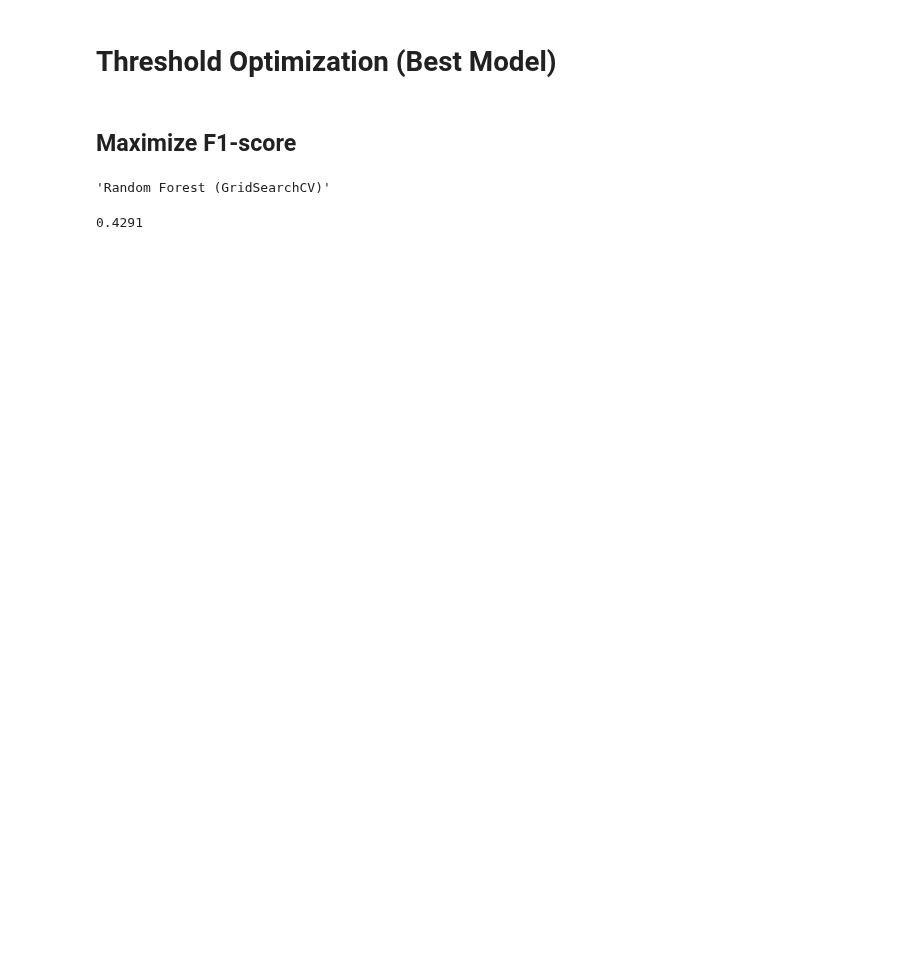
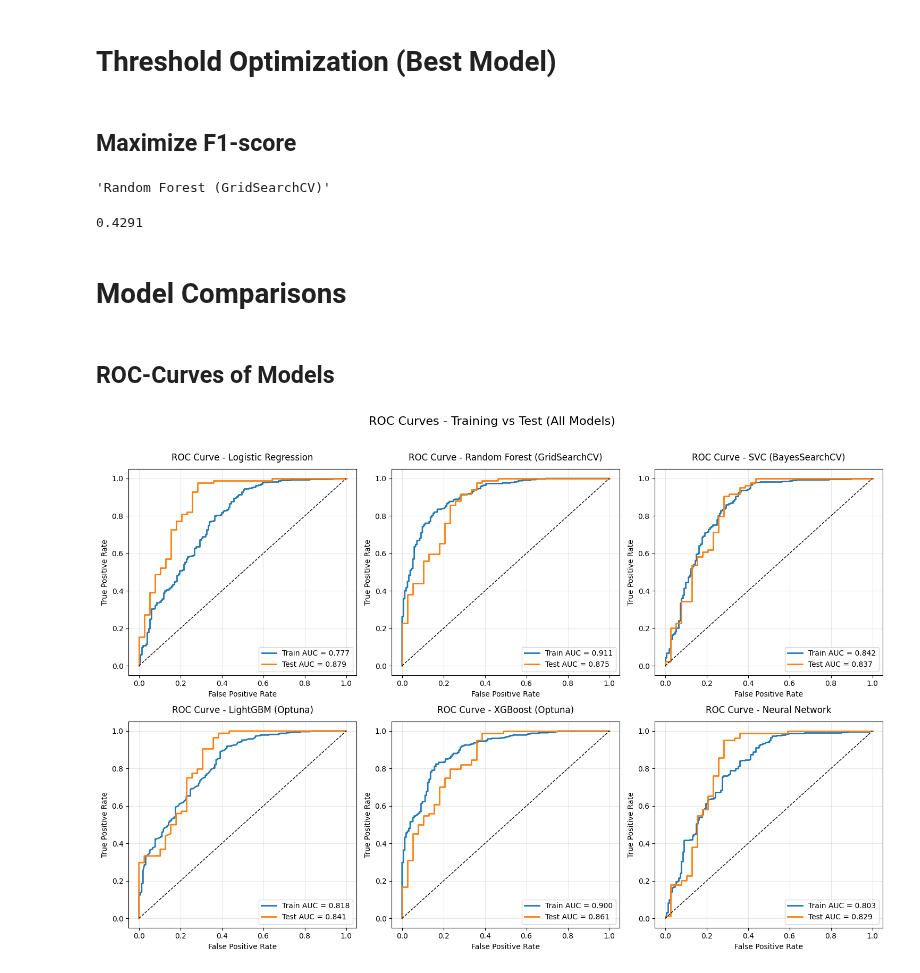
Before and after one commit to tshihab07/Intelligent-Loan-Approval-Prediction-System, a Jupyter notebook: notebookes/modeling.ipynb, the cells around one changed output. Drawn from its saved outputs; the diff is of its cells as text; code cells hidden in the pictures; blank space fills up the shorter version.

Commit message:
feat(visualization): plot ROC curve for all models

```diff
--- a/notebookes/modeling.ipynb
+++ b/notebookes/modeling.ipynb
@@ -1109,3 +1109,56 @@ optimal_threshold = threshold_pr[optimal_idx]
 print(f"{optimal_threshold:.4f}")
 # %% [output]
 0.4291
+# %% [markdown]
+# Model Comparisons
+# %% [markdown]
+## ROC-Curves of Models
+# %%
+# number of models
+n_models = len(probability)
+rows = 2
+cols = 3
+
+fig, axes = plt.subplots(rows, cols, figsize=(15, 10))
+axes = axes.flatten()
+
+for i, (name, test_probas) in enumerate(probability.items()):
+    ax = axes[i]
+
+    # Get train probabilities
+    train_proba = models[name].predict_proba(x_train)[:, 1]
+    if name == 'SVC (BayesSearchCV)':
+        train_proba = models[name].predict_proba(models['SVC Scaler'].transform(x_train))[:, 1]
+    elif name == 'Neural Network':
+        train_proba = models[name].predict_proba(models['Neural Network Scaler'].transform(x_train))[:, 1]
+
+    # Train ROC
+    train_fpr, train_tpr, _ = roc_curve(y_train, train_proba)
+    train_auc = auc(train_fpr, train_tpr)
+    ax.plot(train_fpr, train_tpr, lw=2, label=f'Train AUC = {train_auc:.3f}')
+
+    # Test ROC
+    test_fpr, test_tpr, _ = roc_curve(y_test, test_probas)
+    test_auc = auc(test_fpr, test_tpr)
+    ax.plot(test_fpr, test_tpr, lw=2, label=f'Test AUC = {test_auc:.3f}')
+
+    # Diagonal line
+    ax.plot([0, 1], [0, 1], 'k--', lw=1)
+
+    # Labels, title, legend
+    ax.set_title(f"ROC Curve - {name}", fontsize=12, y=1.02)
+    ax.set_xlabel("False Positive Rate")
+    ax.set_ylabel("True Positive Rate")
+    ax.legend(loc="lower right")
+    ax.grid(True, alpha=0.3)
+
+# Hide any unused subplots (if you have <6 models)
+for j in range(i + 1, len(axes)):
+    fig.delaxes(axes[j])
+
+# Adjust layout
+plt.suptitle("ROC Curves - Training vs Test (All Models)", fontsize=16, y=1.02)
+plt.tight_layout()
+plt.show()
+# %% [output]
+[figure, added]
```
Also changed, not shown: parts of 7 cells of this notebook.
